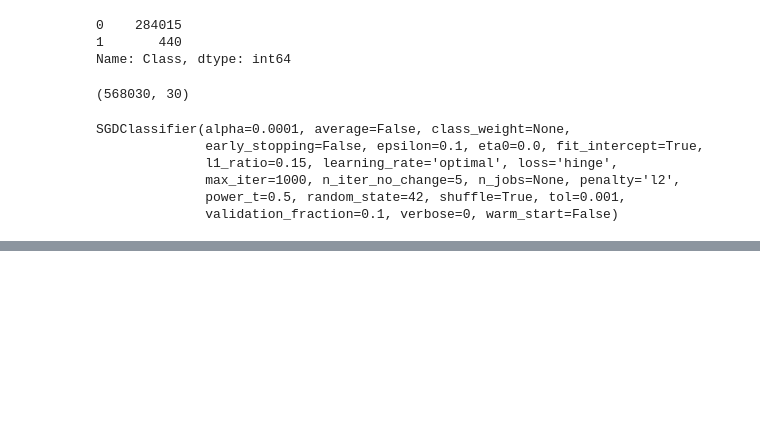
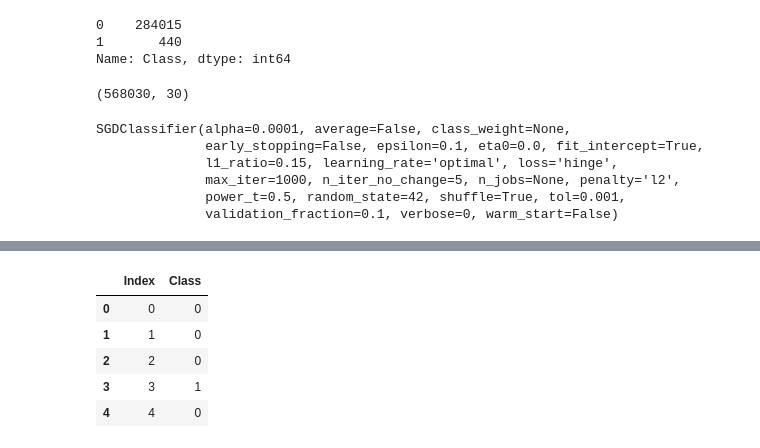
Before and after one commit to saaranshM/credit-card-fraud-detection, a Jupyter notebook: MLI_Fraud_Detecion.ipynb, the cells around one changed output, grey strips where cells are left out. Saved outputs shown, nothing was run; the diff lists cells and outputs as text; code cells hidden in the pictures; blank space fills up the shorter version.

```diff
--- a/MLI_Fraud_Detecion.ipynb
+++ b/MLI_Fraud_Detecion.ipynb
@@ -175,0 +256,2 @@ plot_precision_vs_recall("SGDClassifier",sgd_scores)
+# %%
+rf_clf.fit(X_train_oversampled, y_train_oversampled)
@@ -175,0 +267,5 @@ plot_precision_vs_recall("SGDClassifier",sgd_scores)
+# %%
+final_predictions = rf_clf.predict(fraud_test)
+# %%
+predictions_df = pd.DataFrame(data=final_predictions, columns=["Class"])
+predictions_df.head()
@@ -175,0 +279,3 @@ plot_precision_vs_recall("SGDClassifier",sgd_scores)
+# %%
+fraud_test_index = fraud_test[["Index"]].copy()
+fraud_test_index.head()
@@ -175,0 +289,10 @@ plot_precision_vs_recall("SGDClassifier",sgd_scores)
+# %%
+final_dataframe=pd.concat([fraud_test_index, predictions_df], axis=1, sort=True)
+final_dataframe.head()
+# %% [output]
+|  | Index | Class |
+| 0 | 0 | 0 |
+| 1 | 1 | 0 |
+| 2 | 2 | 0 |
+| 3 | 3 | 1 |
+| 4 | 4 | 0 |
```
Also changed, not shown: parts of 26 cells of this notebook.
